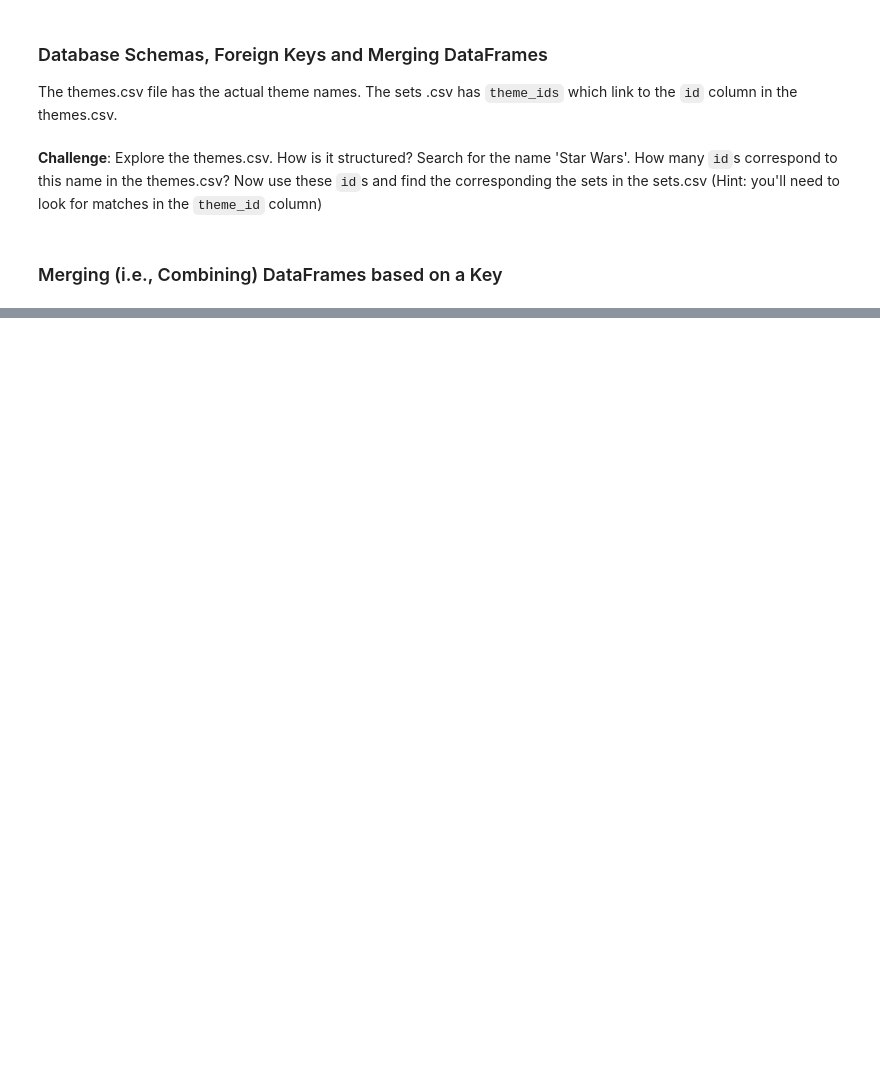
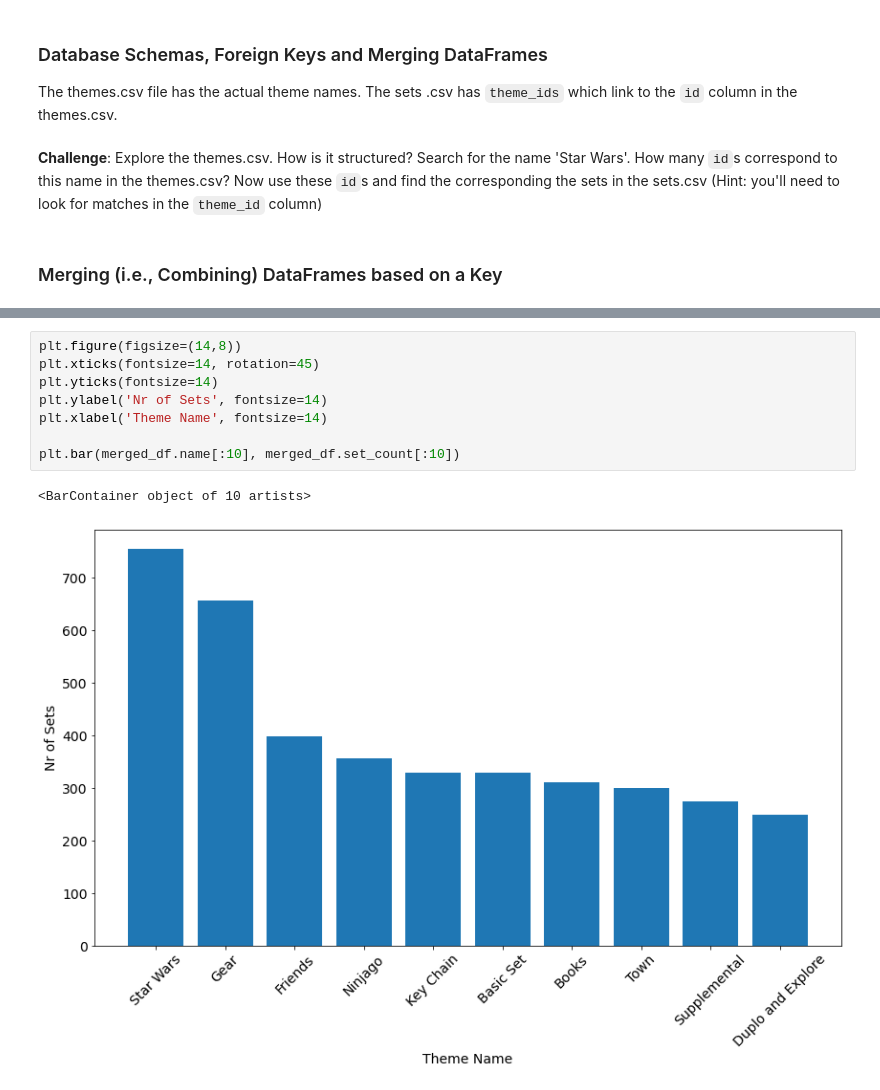
Before and after one commit to halilcodes/lego-set-stats, a Jupyter notebook: Lego_Analysis_for_Course_(start).ipynb, the cells around one changed output, grey strips where cells are left out. Drawn from its saved outputs; the diff is of its cells as text; blank space fills up the shorter version.

```diff
--- a/Lego_Analysis_for_Course_(start).ipynb
+++ b/Lego_Analysis_for_Course_(start).ipynb
@@ -309,0 +377,11 @@ The themes.csv file has the actual theme names. The sets .csv has <code>theme_id
+# %%
+plt.figure(figsize=(14,8))
+plt.xticks(fontsize=14, rotation=45)
+plt.yticks(fontsize=14)
+plt.ylabel('Nr of Sets', fontsize=14)
+plt.xlabel('Theme Name', fontsize=14)
+
+plt.bar(merged_df.name[:10], merged_df.set_count[:10])
+# %% [output]
+<BarContainer object of 10 artists>
+[figure, added]
```
Also changed, not shown: parts of 9 cells of this notebook.
